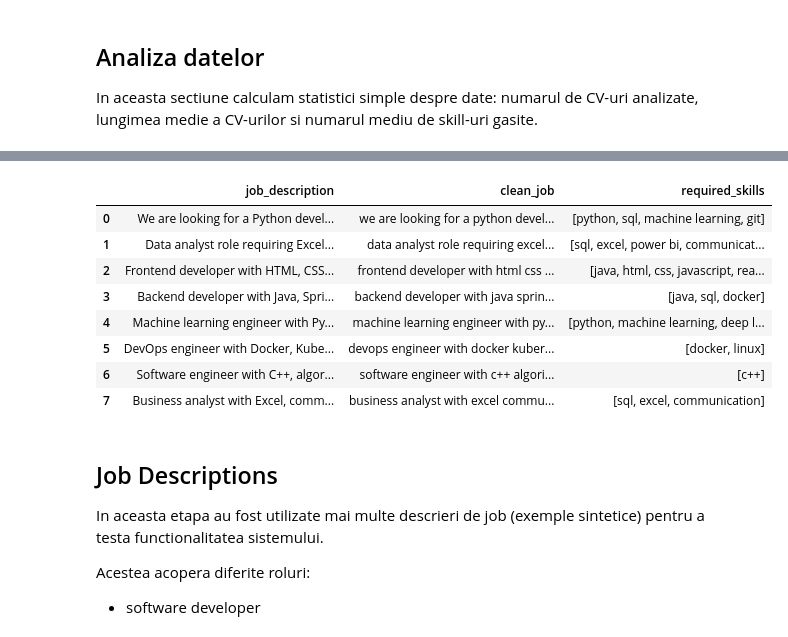
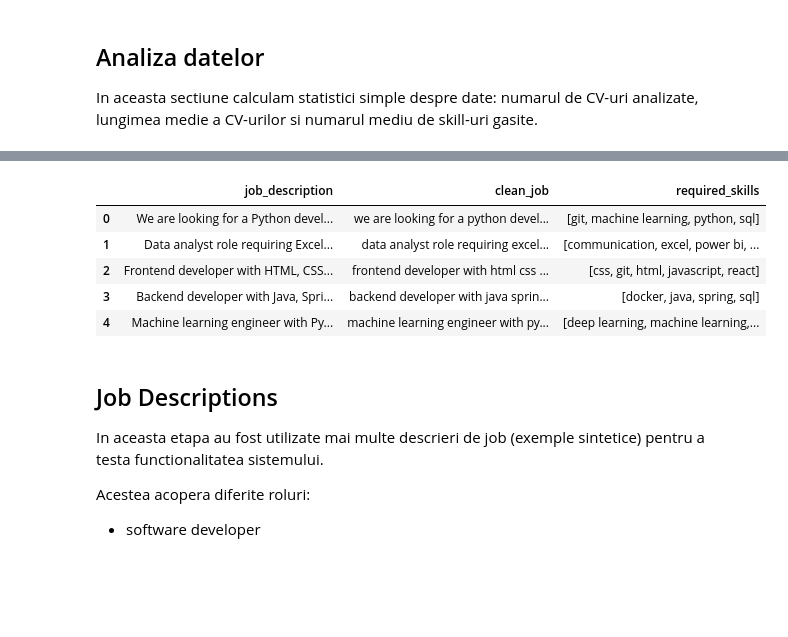
Before and after one commit to victor-moga30/cv-parsing-hr-assistant, a Jupyter notebook: victor.ipynb, the cells around one changed output, grey strips where cells are left out. Saved outputs shown, nothing was run; the diff lists cells and outputs as text; code cells hidden in the pictures; blank space fills up the shorter version.

```diff
--- a/victor.ipynb
+++ b/victor.ipynb
@@ -207,34 +256,48 @@ top_skills_df.head(10)
 # %%
-# 8. Job descriptions demo
+# # 8. Job descriptions demo
+#
+# job_descriptions = [
+#     "We are looking for a Python developer with SQL, Git and machine learning knowledge.",
+#     "Data analyst role requiring Excel, Power BI, SQL and communication skills.",
+#     "Frontend developer with HTML, CSS, JavaScript, React and Git experience.",
+#     "Backend developer with Java, Spring, SQL and Docker experience.",
+#     "Machine learning engineer with Python, TensorFlow, deep learning and NLP skills.",
+#     "DevOps engineer with Docker, Kubernetes, Linux and CI/CD experience.",
+#     "Software engineer with C++, algorithms, data structures and problem solving skills.",
+#     "Business analyst with Excel, communication, SQL and reporting experience"
+# ]
+#
+# jobs_df = pd.DataFrame({"job_description": job_descriptions})
+# jobs_df["clean_job"] = jobs_df["job_description"].apply(clean_text)
+# jobs_df["required_skills"] = jobs_df["clean_job"].apply(
+#     lambda x: extract_skills(x, skills_list)
+# )
+#
+# jobs_df
 
 job_descriptions = [
     "We are looking for a Python developer with SQL, Git and machine learning knowledge.",
     "Data analyst role requiring Excel, Power BI, SQL and communication skills.",
     "Frontend developer with HTML, CSS, JavaScript, React and Git experience.",
     "Backend developer with Java, Spring, SQL and Docker experience.",
     "Machine learning engineer with Python, TensorFlow, deep learning and NLP skills.",
     "DevOps engineer with Docker, Kubernetes, Linux and CI/CD experience.",
     "Software engineer with C++, algorithms, data structures and problem solving skills.",
     "Business analyst with Excel, communication, SQL and reporting experience"
 ]
 
 jobs_df = pd.DataFrame({"job_description": job_descriptions})
 jobs_df["clean_job"] = jobs_df["job_description"].apply(clean_text)
-jobs_df["required_skills"] = jobs_df["clean_job"].apply(
-    lambda x: extract_skills(x, skills_list)
-)
+jobs_df["required_skills"] = jobs_df["clean_job"].apply(extract_skills)
 
-jobs_df
+jobs_df.head()
 # %% [output]
 |  | job_description | clean_job | required_skills |
-| 0 | We are looking for a Python devel... | we are looking for a python devel... | [python, sql, machine learning, git] |
-| 1 | Data analyst role requiring Excel... | data analyst role requiring excel... | [sql, excel, power bi, communicat... |
-| 2 | Frontend developer with HTML, CSS... | frontend developer with html css ... | [java, html, css, javascript, rea... |
-| 3 | Backend developer with Java, Spri... | backend developer with java sprin... | [java, sql, docker] |
-| 4 | Machine learning engineer with Py... | machine learning engineer with py... | [python, machine learning, deep l... |
-| 5 | DevOps engineer with Docker, Kube... | devops engineer with docker kuber... | [docker, linux] |
-| 6 | Software engineer with C++, algor... | software engineer with c++ algori... | [c++] |
-| 7 | Business analyst with Excel, comm... | business analyst with excel commu... | [sql, excel, communication] |
+| 0 | We are looking for a Python devel... | we are looking for a python devel... | [git, machine learning, python, sql] |
+| 1 | Data analyst role requiring Excel... | data analyst role requiring excel... | [communication, excel, power bi, ... |
+| 2 | Frontend developer with HTML, CSS... | frontend developer with html css ... | [css, git, html, javascript, react] |
+| 3 | Backend developer with Java, Spri... | backend developer with java sprin... | [docker, java, spring, sql] |
+| 4 | Machine learning engineer with Py... | machine learning engineer with py... | [deep learning, machine learning,... |
 # %% [markdown]
 ## Job Descriptions
 
```
Also changed, not shown: parts of 16 cells of this notebook.
